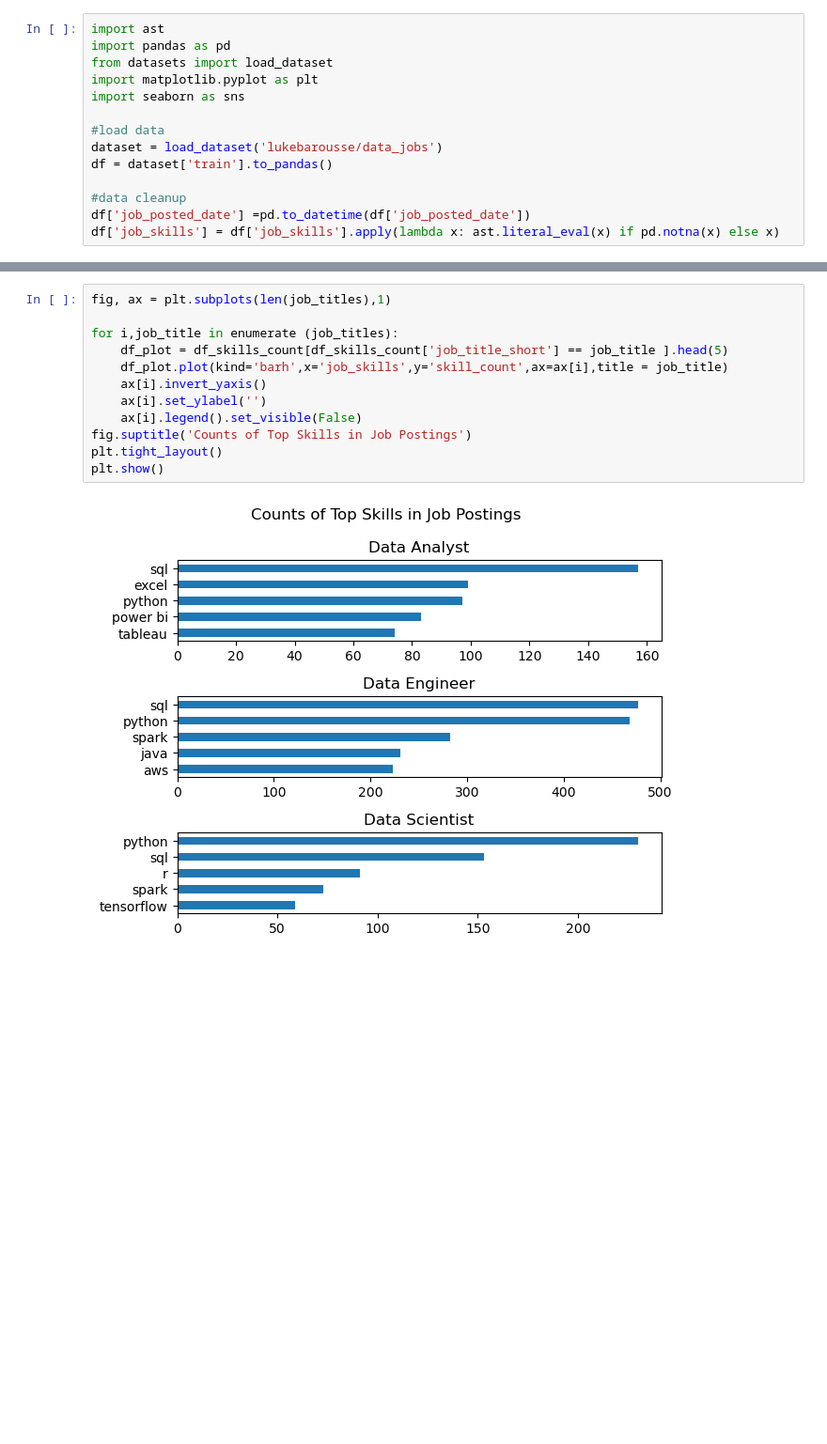
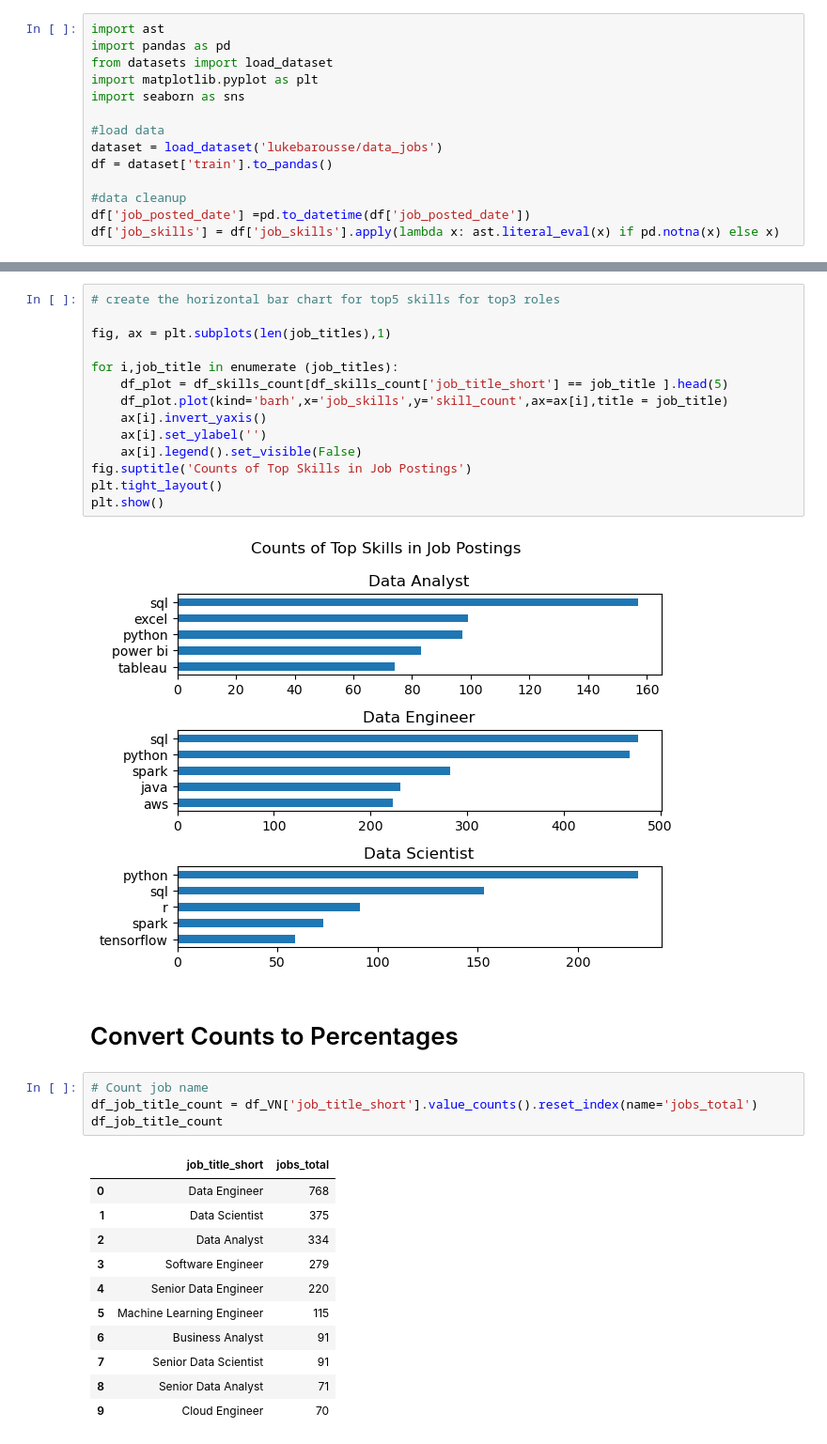
Before and after one commit to Vo-Hoang-Huy-Thien/Python-for-Data-Analytics, a Jupyter notebook: Project/2_Skill_Demand.ipynb, the cells around one changed output, grey strips where cells are left out. Shown at 94% size. Saved outputs shown, nothing was run; the diff lists cells and outputs as text; blank space fills up the shorter version.

```diff
--- a/Project/2_Skill_Demand.ipynb
+++ b/Project/2_Skill_Demand.ipynb
@@ -71,4 +104,6 @@ job_titles
 # %%
+# create the horizontal bar chart for top5 skills for top3 roles
+
 fig, ax = plt.subplots(len(job_titles),1)
 
 for i,job_title in enumerate (job_titles):
@@ -82,3 +117,21 @@ plt.tight_layout()
 plt.show()
 # %% [output]
 [figure]
+# %% [markdown]
+# Convert Counts to Percentages
+# %%
+# Count job name
+df_job_title_count = df_VN['job_title_short'].value_counts().reset_index(name='jobs_total')
+df_job_title_count
+# %% [output]
+|  | job_title_short | jobs_total |
+| 0 | Data Engineer | 768 |
+| 1 | Data Scientist | 375 |
+| 2 | Data Analyst | 334 |
+| 3 | Software Engineer | 279 |
+| 4 | Senior Data Engineer | 220 |
+| 5 | Machine Learning Engineer | 115 |
+| 6 | Business Analyst | 91 |
+| 7 | Senior Data Scientist | 91 |
+| 8 | Senior Data Analyst | 71 |
+| 9 | Cloud Engineer | 70 |
```
Also changed, not shown: parts of 13 cells of this notebook, 2 other files.
